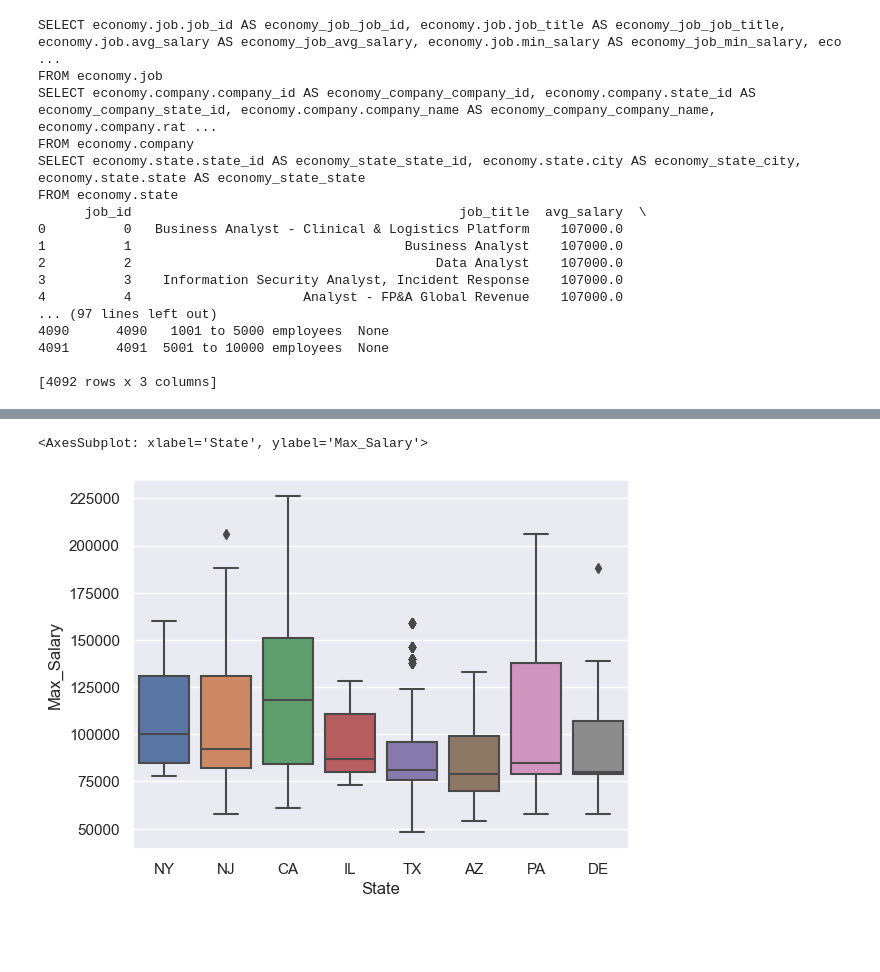
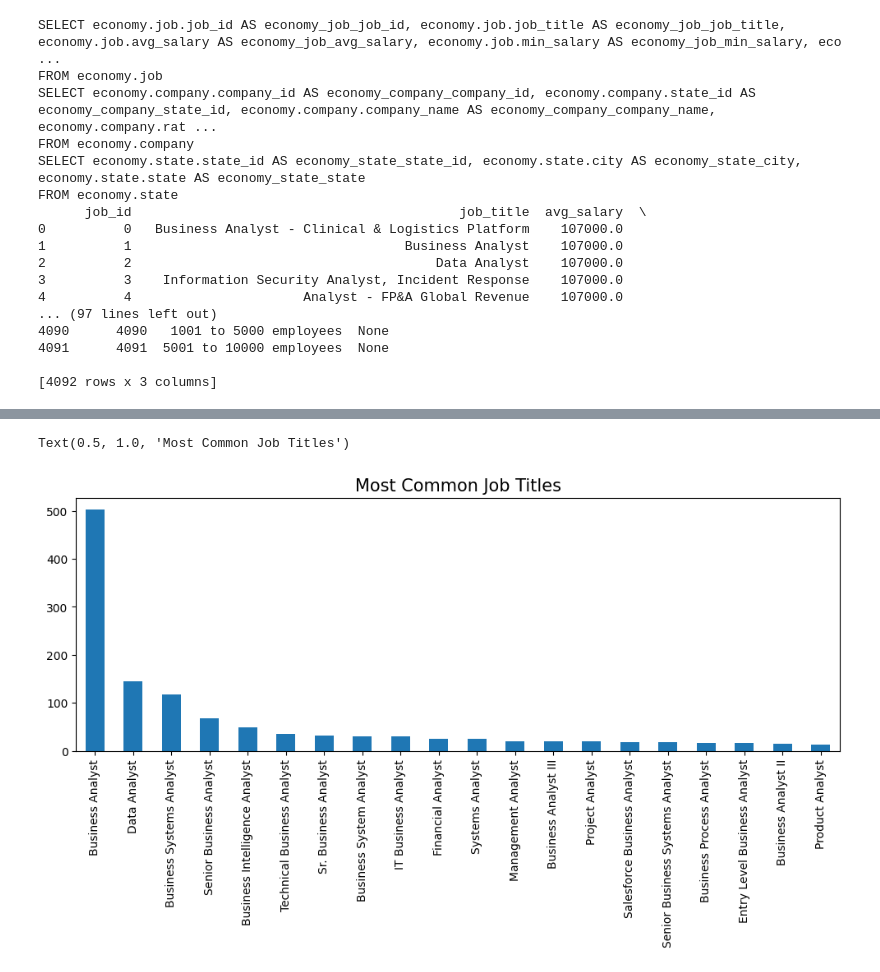
Before and after one commit to tsbarry/The_Job_Market, a Jupyter notebook: edaa.ipynb, the cells around one changed output, grey strips where cells are left out. Saved outputs shown, nothing was run; the diff lists cells and outputs as text; code cells hidden in the pictures; blank space fills up the shorter version.

```diff
--- a/edaa.ipynb
+++ b/edaa.ipynb
@@ -112,5 +84,6 @@ sns.countplot(y='State', color = 'violet' ,data= job_df)
-# %%
-sns.boxplot(x= 'State', y= 'Max_Salary', data= job_df)
-# %% [output]
-<AxesSubplot: xlabel='State', ylabel='Max_Salary'>
-[figure, removed]
+# %%
+df['Job Title'].value_counts()[:20].plot(kind='bar', figsize=(12,4))
+plt.title('Most Common Job Titles', fontsize=15, fontweight='normal')
+# %% [output]
+Text(0.5, 1.0, 'Most Common Job Titles')
+[figure, added]
```
Also changed, not shown: parts of 21 cells of this notebook, 3 other files.
